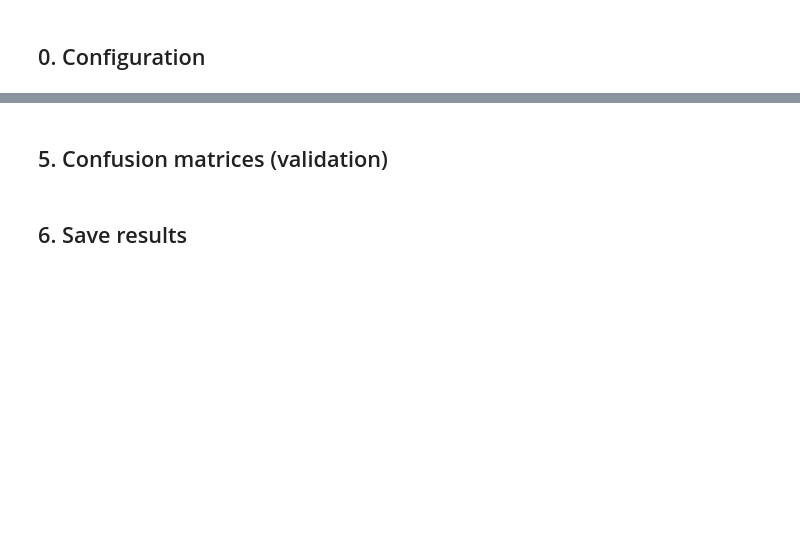
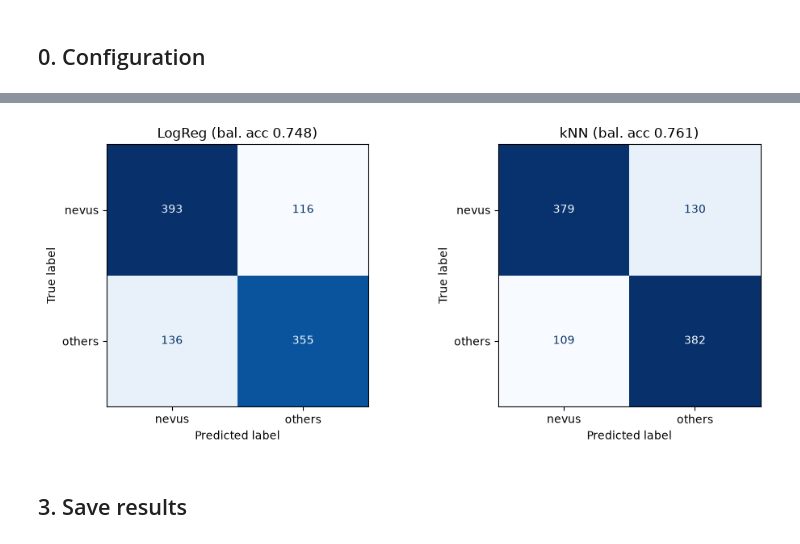
Before and after one commit to marmontesinos-Unicas/Melanoma-Challenge-ML-UdG, a Jupyter notebook: Binary/03_binary_baseline_color.ipynb, the cells around one changed output, grey strips where cells are left out. Saved outputs shown, nothing was run; the diff lists cells and outputs as text; code cells hidden in the pictures; blank space fills up the shorter version.

```diff
--- a/Binary/03_binary_baseline_color.ipynb
+++ b/Binary/03_binary_baseline_color.ipynb
@@ -190,16 +121,12 @@ res
-# %% [markdown]
-## 5. Confusion matrices (validation)
 # %%
 fig, axes = plt.subplots(1, len(models), figsize=(5 * len(models), 4.2))
-for ax, (name, gs) in zip(np.atleast_1d(axes), models.items()):
+for ax, (name, gs) in zip(axes, models.items()):
     ConfusionMatrixDisplay.from_predictions(y_val, gs.predict(X_val), display_labels=LABELS,
                                             cmap="Blues", colorbar=False, ax=ax)
-    ax.set_title(f"{name}  (acc {res.loc[name, 'val_accuracy']:.3f})")
+    ax.set_title(f"{name} (bal. acc {res.loc[name, 'val_bal_accuracy']:.3f})")
 plt.tight_layout(); plt.show()
-
-for name, gs in models.items():
-    print(f"--- {name} ---")
-    print(classification_report(y_val, gs.predict(X_val), target_names=LABELS, digits=3))
+# %% [output]
+[figure, added]
 # %% [markdown]
-## 6. Save results
+## 3. Save results
 # %%
```
Also changed, not shown: parts of 20 cells of this notebook, 15 other files.
